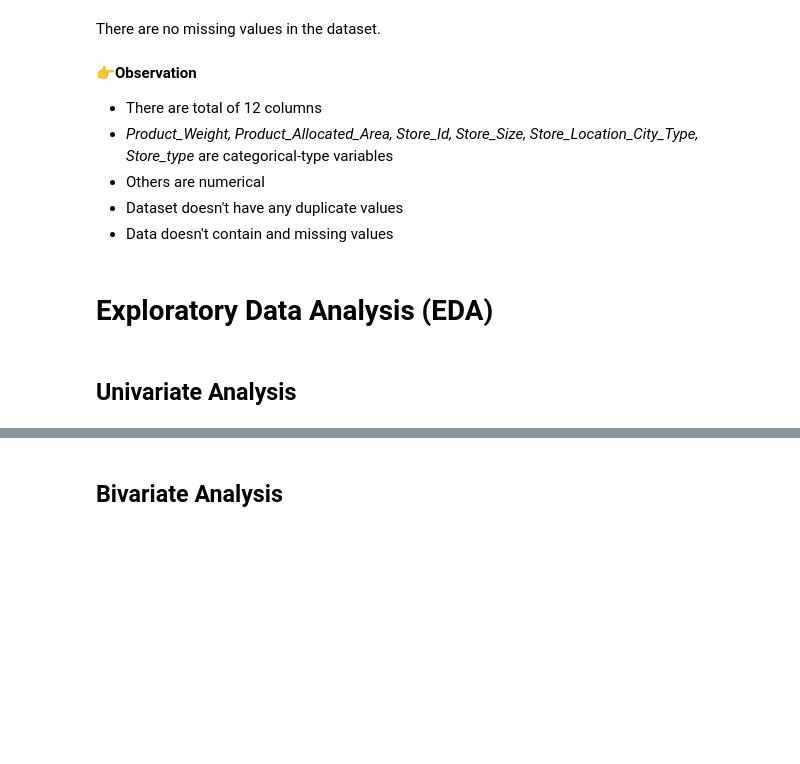
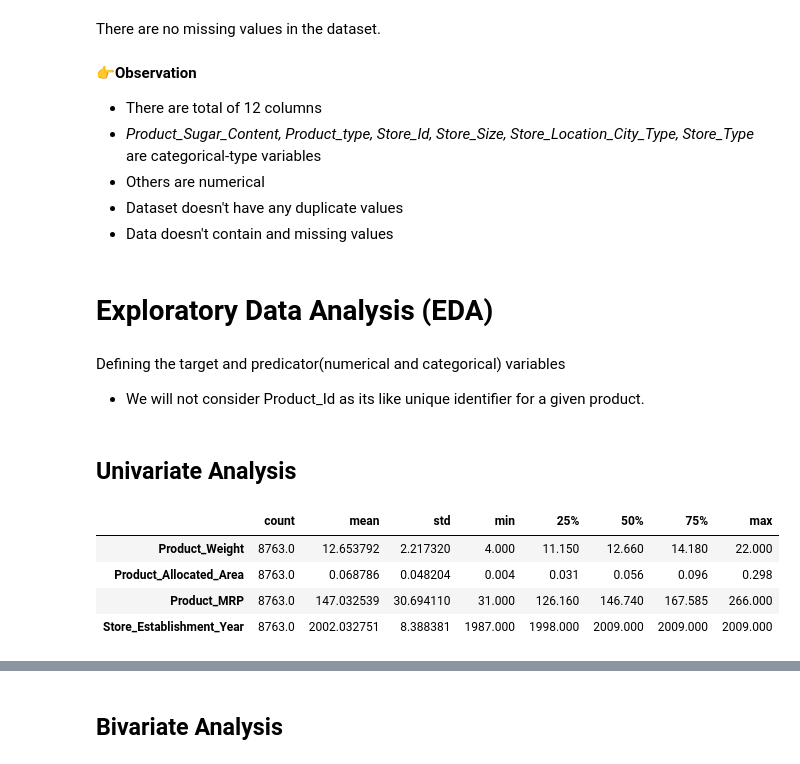
Before and after one commit to gs24/AIML, a Jupyter notebook: model_deployment/Full_Code_SuperKart_Model_Deployment_Project_Notebook.ipynb, the cells around one changed output, grey strips where cells are left out. Saved outputs shown, nothing was run; the diff lists cells and outputs as text; code cells hidden in the pictures; blank space fills up the shorter version.

Commit message:
Adding few more Data variables

```diff
--- a/model_deployment/Full_Code_SuperKart_Model_Deployment_Project_Notebook.ipynb
+++ b/model_deployment/Full_Code_SuperKart_Model_Deployment_Project_Notebook.ipynb
@@ -224,11 +224,45 @@ There are no missing values in the dataset.
 👉**Observation**
 
 - There are total of 12 columns
-- *Product_Weight, Product_Allocated_Area, Store_Id, Store_Size, Store_Location_City_Type, Store_type* are categorical-type variables
+- *Product_Sugar_Content, Product_type, Store_Id, Store_Size, Store_Location_City_Type, Store_Type* are categorical-type variables
 - Others are numerical
 - Dataset doesn't have any duplicate values
 - Data doesn't contain and missing values
 # %% [markdown]
 # **Exploratory Data Analysis (EDA)**
+# %% [markdown]
+Defining the target and predicator(numerical and categorical) variables
+- We will not consider Product_Id as its like unique identifier for a given product.
+# %%
+#Defining the target variable for the regression problem
+target_variable = "Product_Store_Sales_Total"
+
+
+#Listing the categorical variables
+categorical_features = [
+    "Product_Sugar_Content",
+    "Product_Type",
+    "Store_Id",
+    "Store_Size",
+    "Store_Location_City_Type",
+    "Store_Type"
+]
+
+#Listing the numerical variables
+numerical_features = [
+    "Product_Weight",
+    "Product_Allocated_Area",
+    "Product_MRP",
+    "Store_Establishment_Year"
+]
 # %% [markdown]
 ## Univariate Analysis
+# %%
+#Generating summary for the numerical features
+data[numerical_features].describe().T
+# %% [output]
+|  | count | mean | std | min | 25% | 50% | 75% | max |
+| Product_Weight | 8763.0 | 12.653792 | 2.217320 | 4.000 | 11.150 | 12.660 | 14.180 | 22.000 |
+| Product_Allocated_Area | 8763.0 | 0.068786 | 0.048204 | 0.004 | 0.031 | 0.056 | 0.096 | 0.298 |
+| Product_MRP | 8763.0 | 147.032539 | 30.694110 | 31.000 | 126.160 | 146.740 | 167.585 | 266.000 |
+| Store_Establishment_Year | 8763.0 | 2002.032751 | 8.388381 | 1987.000 | 1998.000 | 2009.000 | 2009.000 | 2009.000 |
```
Also changed, not shown: parts of 1 cell of this notebook.
